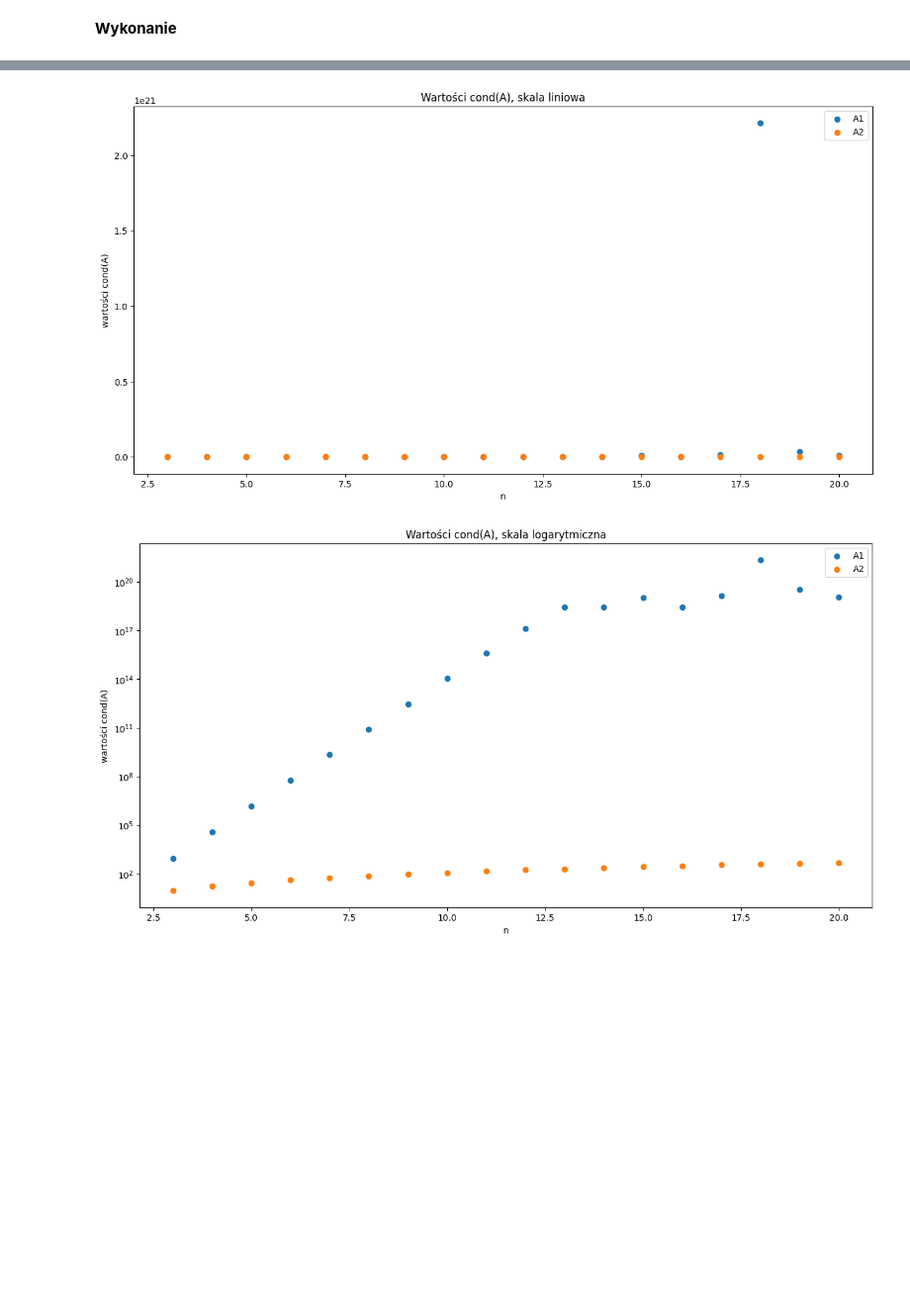
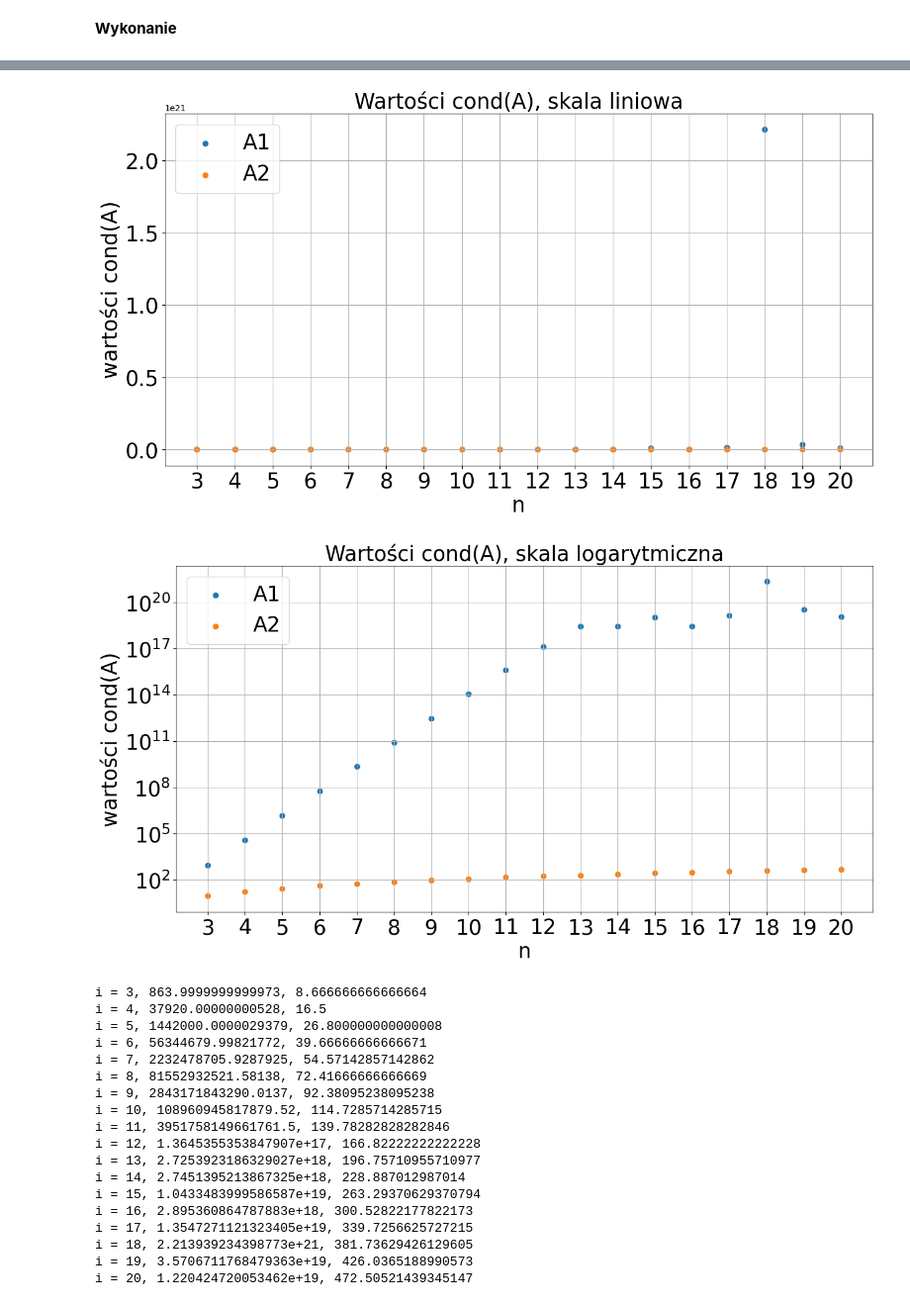
Before and after one commit to Uiskam/MOwNiT_V2, a Jupyter notebook: lab_9/Sulima_6.ipynb, the cells around one changed output, grey strips where cells are left out. Shown at 99% size. Drawn from its saved outputs; the diff is of its cells as text; code cells hidden in the pictures; blank space fills up the shorter version.

```diff
--- a/lab_9/Sulima_6.ipynb
+++ b/lab_9/Sulima_6.ipynb
@@ -170,20 +217,30 @@ def gauss(A, b, variable_type):
 # %%
 def draw_plot(domain, float32_results, float64_results, title, x_label="n", y_label="wartości błędu", scale_type=None,
               filename=None, float32_label="float32", float64_label="float64"):
+    global sizes
+    default_font_size = 25
+    legend_font_size = default_font_size
+    title_font_size = default_font_size
+    tick_params_label_size = default_font_size
+    x_y_label_size = default_font_size
     fig, ax = plt.subplots(figsize=(15, 7.5))
     if scale_type is not None:
         ax.set_yscale(scale_type)
     plt.scatter(x=domain, y=float32_results, label=float32_label)
     plt.scatter(x=domain, y=float64_results, label=float64_label)
-    plt.title(title)
-    plt.xlabel(x_label)
-    plt.ylabel(y_label)
-    plt.legend()
+    plt.title(title, fontsize=title_font_size)
+    plt.xlabel(x_label, fontsize=x_y_label_size)
+    plt.ylabel(y_label, fontsize=x_y_label_size)
+    plt.legend(fontsize=legend_font_size)
+    ax.tick_params(axis='both', which='major', labelsize=tick_params_label_size)
+    ax.tick_params(axis='both', which='minor', labelsize=tick_params_label_size)
+    plt.xticks(sizes[:len(float32_results)])
+    plt.grid(True)
     plt.savefig(f"plots/{filename}.png")
-    #plt.show()
+    plt.show()
 
 
-def perform_tests(get_matrix_fn, method):
+def perform_tests(get_matrix_fn, method, include_50_and_100=False):
     def run_test_gauss(correct_x, variable_type):
         nonlocal get_matrix_fn
         nonlocal method
@@ -202,7 +259,10 @@ def perform_tests(get_matrix_fn, method):
     errors_32 = []
     errors_64 = []
     domain = []
-    for x in range(len(xes_32) - 3):
+    domain_length = len(xes_32)
+    if include_50_and_100 is False:
+        domain_length = len(xes_32) - 3
+    for x in range(domain_length):
         if len(xes_32[x]) != len(xes_64[x]):
             print("Error: vectors have different lengths V2")
             return
@@ -217,12 +277,10 @@ def perform_tests(get_matrix_fn, method):
     draw_plot(domain=domain, float32_results=errors_32, float64_results=errors_64,
               title=f"Wartości błędów, skala logarytmiczna", scale_type="log",
               filename=f"{get_matrix_fn.__name__}_{method.__name__}_log")
+    csv_file = [["n", "float32", "float64"]]
     for i in range(len(errors_32)):
-        print(f"i = {i + 3}, {errors_32[i]}, {errors_64[i]}")
-    #print("errors32", errors_32)
-
-    #print("ASDASD")
-    #print("errors64", errors_64, len(errors_64))
+        csv_file.append([domain[i], errors_32[i], errors_64[i]])
+    save_to_csv(f"errors_{get_matrix_fn.__name__}_{method.__name__}", csv_file)
 # %%
 perform_tests(get_A1, gauss)
 # %%
@@ -237,6 +295,12 @@ def investigate_cond_values():
         A2 = get_A2(size, np.float64)
         A1_cond.append(np.linalg.cond(x=A1, p=np.inf))
         A2_cond.append(np.linalg.cond(x=A2, p=np.inf))
+
+    csv_file = [["n", "2.1", "2.2"]]
+    for i in range(len(A1_cond)):
+        csv_file.append([sizes_to_checkout[i], A1_cond[i], A2_cond[i]])
+    save_to_csv(f"errors_cond_gauss", csv_file)
+
     draw_plot(domain=sizes_to_checkout, float32_results=A1_cond, float64_results=A2_cond,
               title=f"Wartości cond(A), skala liniowa",
               filename=f"cond_linear", float32_label="A1", float64_label="A2", y_label="wartości cond(A)")
@@ -245,5 +309,8 @@ def investigate_cond_values():
               filename=f"cond_log", float32_label="A1", float64_label="A2", y_label="wartości cond(A)")
     for i in range(len(sizes_to_checkout)):
         print(f"i = {i + 3}, {A1_cond[i]}, {A2_cond[i]}")
+
+
+
 investigate_cond_values()
 # %% [output]
@@ -268,2 +319,20 @@ i = 20, 1.220424720053462e+19, 472.50521439345147
-[figure, old version]
+[figure, new version]
-[figure, old version]
+[figure, new version]
+i = 3, 863.9999999999973, 8.666666666666664
+i = 4, 37920.00000000528, 16.5
+i = 5, 1442000.0000029379, 26.800000000000008
+i = 6, 56344679.99821772, 39.66666666666671
+i = 7, 2232478705.9287925, 54.57142857142862
+i = 8, 81552932521.58138, 72.41666666666669
+i = 9, 2843171843290.0137, 92.38095238095238
+i = 10, 108960945817879.52, 114.7285714285715
+i = 11, 3951758149661761.5, 139.78282828282846
+i = 12, 1.3645355353847907e+17, 166.82222222222228
+i = 13, 2.7253923186329027e+18, 196.75710955710977
+i = 14, 2.7451395213867325e+18, 228.887012987014
+i = 15, 1.0433483999586587e+19, 263.29370629370794
+i = 16, 2.895360864787883e+18, 300.52822177822173
+i = 17, 1.3547271121323405e+19, 339.7256625727215
+i = 18, 2.213939234398773e+21, 381.73629426129605
+i = 19, 3.5706711768479363e+19, 426.0365188990573
+i = 20, 1.220424720053462e+19, 472.50521439345147
```
Also changed, not shown: parts of 7 cells of this notebook, 2 other files.
